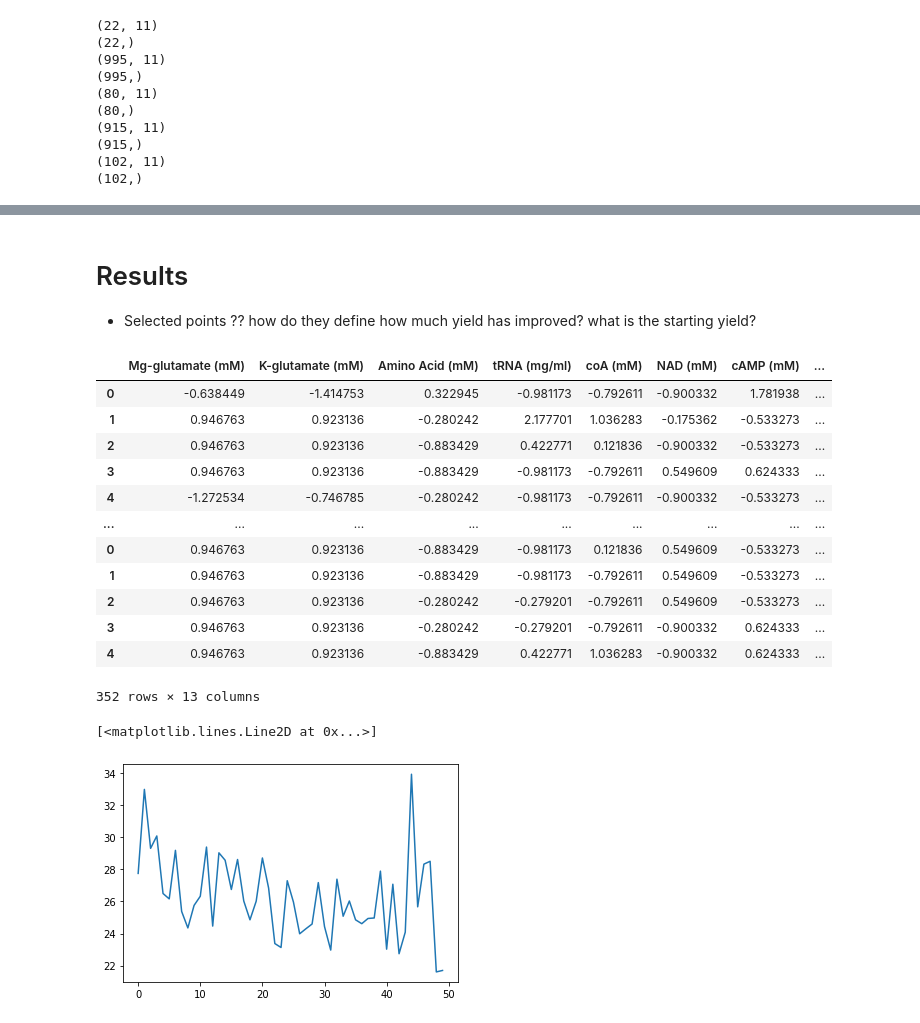
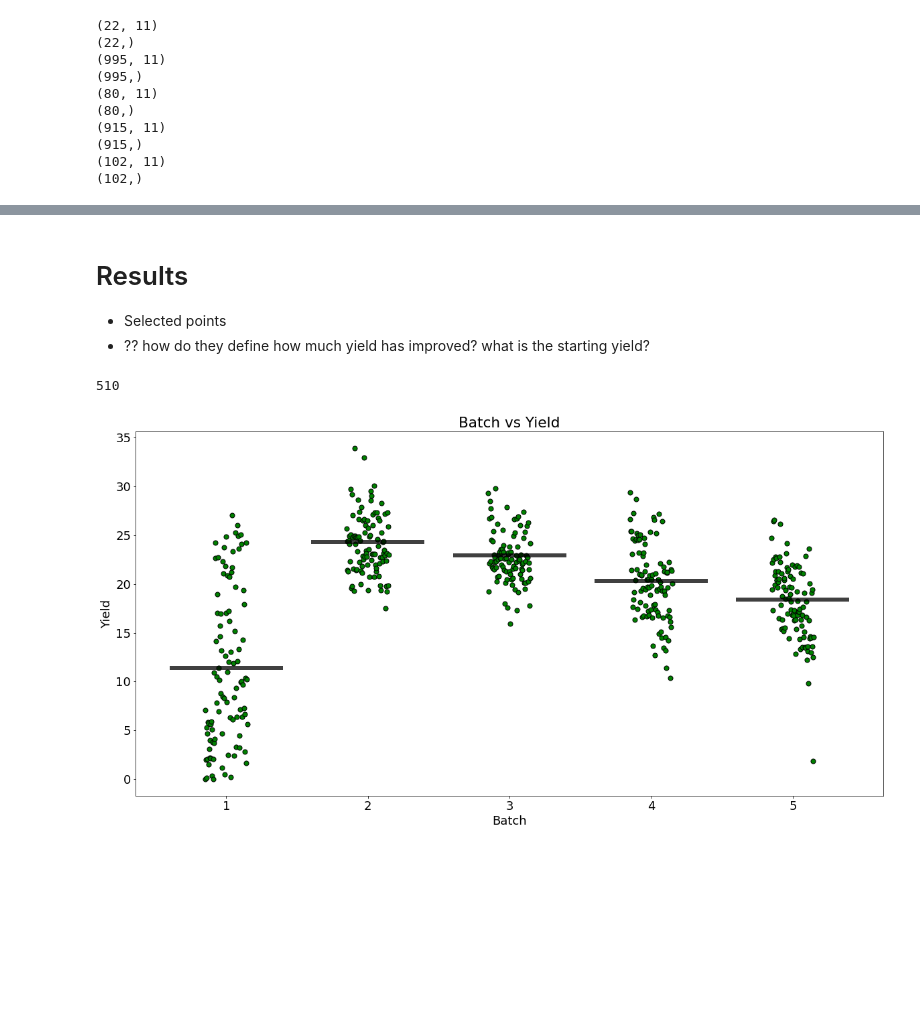
Before and after one commit to ryanquinnnelson/CMU-02750-Active-Learning-Guided-Protein-Production-Optimization, a Jupyter notebook: HW4_q2_ryann.ipynb, the cells around one changed output, grey strips where cells are left out. Cells and saved outputs as stored; diff of their text form; code cells hidden in the pictures; blank space fills up the shorter version.

```diff
--- a/HW4_q2_ryann.ipynb
+++ b/HW4_q2_ryann.ipynb
@@ -271,4 +362,4 @@ Wall time: 3.39 s
 # %% [markdown]
 # Results
 - Selected points
-?? how do they define how much yield has improved? what is the starting yield?
+- ?? how do they define how much yield has improved? what is the starting yield?
@@ -314,17 +365,0 @@ def yield_stats(df, batch):
-# %%
-df_results = build_results_dataframe(selected, cols.tolist())
-df_results
-# %% [output]
-|  | Mg-glutamate (mM) | K-glutamate (mM) | Amino Acid (mM) | tRNA (mg/ml) | coA (mM) | NAD (mM) | cAMP (mM) | ... |
-| 0 | -0.638449 | -1.414753 | 0.322945 | -0.981173 | -0.792611 | -0.900332 | 1.781938 | ... |
-| 1 | 0.946763 | 0.923136 | -0.280242 | 2.177701 | 1.036283 | -0.175362 | -0.533273 | ... |
-| 2 | 0.946763 | 0.923136 | -0.883429 | 0.422771 | 0.121836 | -0.900332 | -0.533273 | ... |
-| 3 | 0.946763 | 0.923136 | -0.883429 | -0.981173 | -0.792611 | 0.549609 | 0.624333 | ... |
-| 4 | -1.272534 | -0.746785 | -0.280242 | -0.981173 | -0.792611 | -0.900332 | -0.533273 | ... |
-| ... | ... | ... | ... | ... | ... | ... | ... | ... |
-| 0 | 0.946763 | 0.923136 | -0.883429 | -0.981173 | 0.121836 | 0.549609 | -0.533273 | ... |
-| 1 | 0.946763 | 0.923136 | -0.883429 | -0.981173 | -0.792611 | 0.549609 | -0.533273 | ... |
-| 2 | 0.946763 | 0.923136 | -0.280242 | -0.279201 | -0.792611 | 0.549609 | -0.533273 | ... |
-| 3 | 0.946763 | 0.923136 | -0.280242 | -0.279201 | -0.792611 | -0.900332 | 0.624333 | ... |
-| 4 | 0.946763 | 0.923136 | -0.883429 | 0.422771 | 1.036283 | -0.900332 | 0.624333 | ... |
-352 rows × 13 columns
@@ -344,5 +366,42 @@ for b in range(n_batch):
-# %%
-plt.plot(max_yields)
-# %% [output]
-[<matplotlib.lines.Line2D at 0x...>]
-[figure, removed]
+# %%
+def plot_points(df_results, n_batch, batch_size, spread):
+    x_points = []
+
+    x_dist = spread / batch_size  # distance to next point
+
+    for b in range(1,n_batch+1):  # shift points by 1
+
+        x0 = b - spread/2  # starting x position for this batch
+
+        for i in range(batch_size):
+
+            xi = x0 + i*x_dist  # x value to position the ith yield in this batch
+            x_points.append(xi)
+
+    return x_points
+# %%
+x_points = plot_points(df_results, n_batch+1, batch_size, 0.3)
+len(x_points)
+# %% [output]
+510
+# %%
+plt.rcParams.update({'font.size': 18})
+plt.figure(figsize=(20,10))
+plt.scatter(x_points,
+            df_results['Yield'].tolist(),
+            marker="o",
+            s=50,
+            color='g',
+           edgecolor='k')
+plt.bar([1,2,3,4,5],
+        height=0.4,
+        bottom=mean_yields,
+        alpha=0.75,
+       color='k')
+plt.title('Batch vs Yield')
+plt.ylabel('Yield')
+plt.xlabel('Batch')
+
+plt.show()
+# %% [output]
+[figure, added]
```
Also changed, not shown: parts of 23 cells of this notebook.
